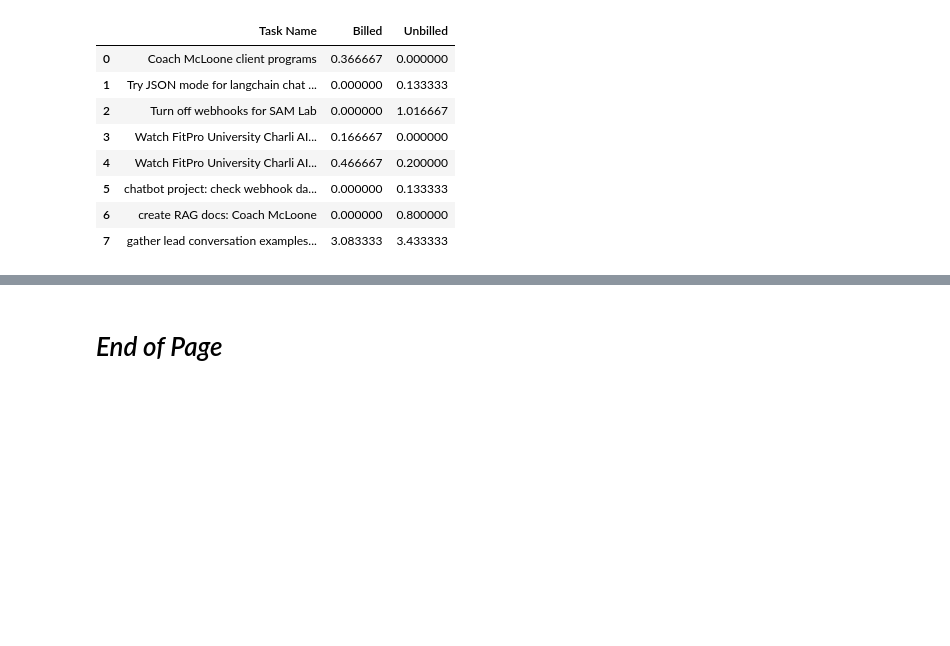
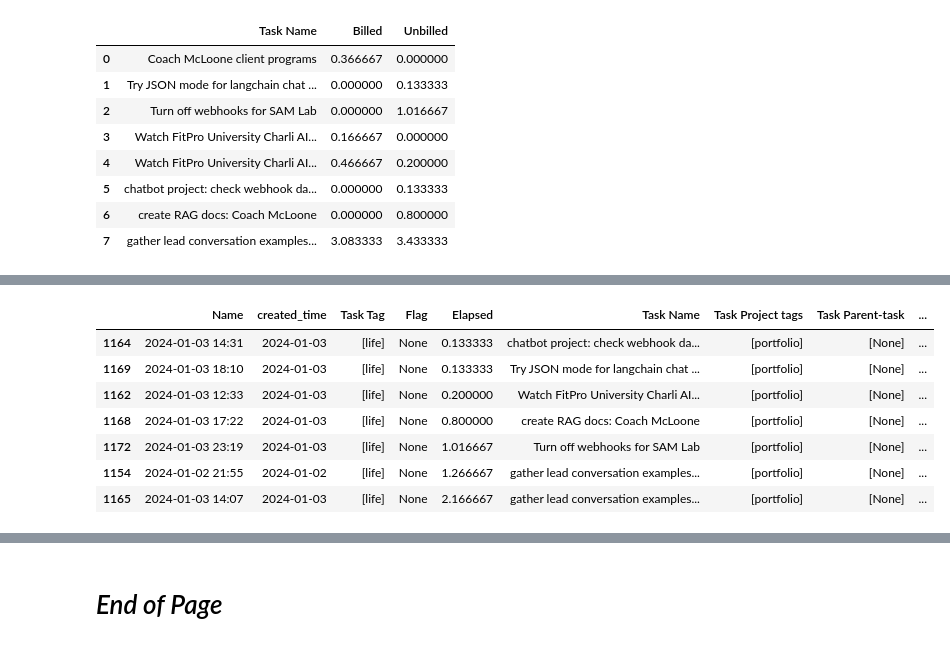
Before and after one commit to silvhua/notion-code, a Jupyter notebook: notebooks/2024-01-08 invoicing.ipynb, the cells around one changed output, grey strips where cells are left out. Drawn from its saved outputs; the diff is of its cells as text; code cells hidden in the pictures; blank space fills up the shorter version.

Commit message:
created `get_invoice_records`, `time_per_project`, & `get_payperiod` functions

```diff
--- a/notebooks/2024-01-08 invoicing.ipynb
+++ b/notebooks/2024-01-08 invoicing.ipynb
@@ -253,0 +408,11 @@ Results where ALL conditions are met:
+# %%
+zero
+# %% [output]
+|  | Name | created_time | Task Tag | Flag | Elapsed | Task Name | Task Project tags | Task Parent-task | ... |
+| 1164 | 2024-01-03 14:31 | 2024-01-03 | [life] | None | 0.133333 | chatbot project: check webhook da... | [portfolio] | [None] | ... |
+| 1169 | 2024-01-03 18:10 | 2024-01-03 | [life] | None | 0.133333 | Try JSON mode for langchain chat ... | [portfolio] | [None] | ... |
+| 1162 | 2024-01-03 12:33 | 2024-01-03 | [life] | None | 0.200000 | Watch FitPro University Charli AI... | [portfolio] | [None] | ... |
+| 1168 | 2024-01-03 17:22 | 2024-01-03 | [life] | None | 0.800000 | create RAG docs: Coach McLoone | [portfolio] | [None] | ... |
+| 1172 | 2024-01-03 23:19 | 2024-01-03 | [life] | None | 1.016667 | Turn off webhooks for SAM Lab | [portfolio] | [None] | ... |
+| 1154 | 2024-01-02 21:55 | 2024-01-02 | [life] | None | 1.266667 | gather lead conversation examples... | [portfolio] | [None] | ... |
+| 1165 | 2024-01-03 14:07 | 2024-01-03 | [life] | None | 2.166667 | gather lead conversation examples... | [portfolio] | [None] | ... |
```
Also changed, not shown: parts of 6 cells of this notebook, 2 other files.
